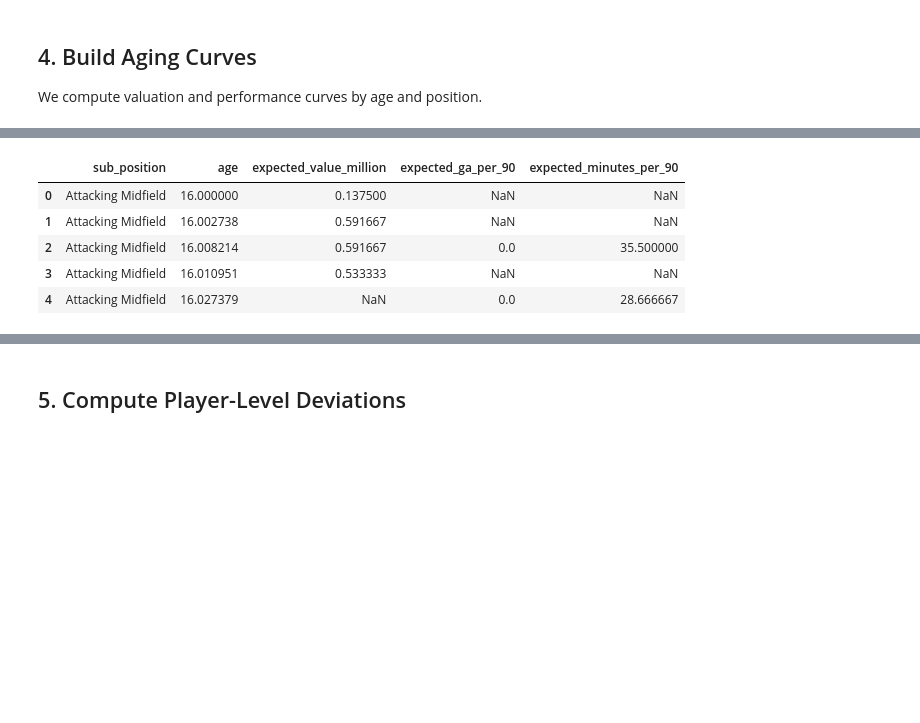
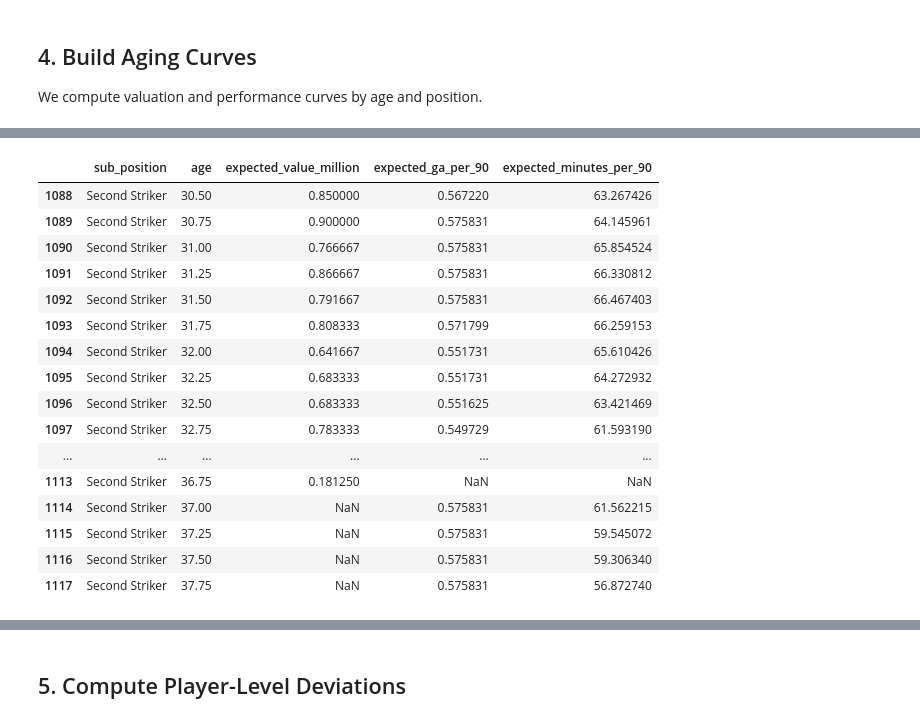
Before and after one commit to QuentinKunYu/Soccer-Scout-Co-Pilot-Finding-the-Next-Messi-or-Ronaldo, a Jupyter notebook: notebooks/player_development_analysis.ipynb, the cells around one changed output, grey strips where cells are left out. Drawn from its saved outputs; the diff is of its cells as text; code cells hidden in the pictures; blank space fills up the shorter version.

Commit message:
complete UI and player development analysis

```diff
--- a/notebooks/player_development_analysis.ipynb
+++ b/notebooks/player_development_analysis.ipynb
@@ -94,12 +94,16 @@ appearances["date"] = pd.to_datetime(appearances["date"], errors="coerce")
 
 valuations = valuations.merge(players[["player_id", "sub_position", "date_of_birth"]], on="player_id", how="inner")
 valuations.dropna(subset=["date", "date_of_birth"], inplace=True)
-valuations["age"] = compute_age(valuations["date_of_birth"], valuations["date"])
+valuations["age_exact"] = compute_age(valuations["date_of_birth"], valuations["date"])
+# 將年齡四捨五入到季度 (0.25年)
+valuations["age"] = np.round(valuations["age_exact"] * 4) / 4
 valuations = valuations[(valuations["age"] >= 16) & (valuations["age"] <= 40)]
 
 appearances = appearances.merge(players[["player_id", "sub_position", "date_of_birth"]], on="player_id", how="inner")
 appearances.dropna(subset=["date", "date_of_birth"], inplace=True)
-appearances["age"] = compute_age(appearances["date_of_birth"], appearances["date"])
+appearances["age_exact"] = compute_age(appearances["date_of_birth"], appearances["date"])
+# 將年齡四捨五入到季度 (0.25年)
+appearances["age"] = np.round(appearances["age_exact"] * 4) / 4
 appearances = appearances[(appearances["age"] >= 16) & (appearances["age"] <= 40)]
 appearances["minutes_per_appearance"] = appearances["minutes_played"].clip(lower=1)
 # %% [output]
@@ -113,15 +117,71 @@ Loaded games with 74,026 rows
 We compute valuation and performance curves by age and position.
 # %%
 valuations["value_million"] = valuations["market_value_in_eur"] / MILLION
-valuation_curve = agg_by_age_sub_position(valuations, "value_million", smooth=True)
 
-appearances["ga_per_90"] = (appearances["goals"] + appearances["assists"]) / (appearances["minutes_per_appearance"] / 90)
-appearances["minutes_per_90"] = appearances["minutes_per_appearance"]
-perf_ga_curve = agg_by_age_sub_position(appearances, "ga_per_90", smooth=True)
-perf_min_curve = agg_by_age_sub_position(appearances, "minutes_per_90", smooth=True)
+# 方法 1：過濾掉樣本數不足的年齡組和 38 歲以上的球員（避免極端值）
+# 先排除 38 歲以上的球員
+valuations_age_filtered = valuations[valuations["age"] < 38]
+# 再過濾掉樣本數不足的年齡組
+valuation_counts = valuations_age_filtered.groupby(["sub_position", "age"]).size().reset_index(name="count")
+valid_age_groups = valuation_counts[valuation_counts["count"] >= 10][["sub_position", "age"]]
+valuations_filtered = valuations_age_filtered.merge(valid_age_groups, on=["sub_position", "age"], how="inner")
+
+valuation_curve = agg_by_age_sub_position(valuations_filtered, "value_million", smooth=True)
+
+# 先排除 38 歲以上的球員
+appearances_age_filtered = appearances[appearances["age"] < 38]
+
+# Correct calculation of ga_per_90: first aggregate by position and age, then calculate per 90
+perf_agg = appearances_age_filtered.groupby(["sub_position", "age"]).agg({
+    "goals": "sum",
+    "assists": "sum",
+    "minutes_per_appearance": "sum",
+    "player_id": "count"  # 計算樣本數（比賽場次）
+}).reset_index()
+perf_agg.rename(columns={"player_id": "sample_count"}, inplace=True)
+
+# 方法 1：過濾掉樣本數不足的年齡組（至少 20 場比賽記錄）
+perf_agg_filtered = perf_agg[perf_agg["sample_count"] >= 20].copy()
+
+# Calculate total goals + assists per 90 minutes
+perf_agg_filtered["ga_per_90"] = ((perf_agg_filtered["goals"] + perf_agg_filtered["assists"]) / perf_agg_filtered["minutes_per_appearance"]) * 90
+
+# Calculate AVERAGE minutes per appearance (NOT total)
+# minutes_per_appearance is the TOTAL minutes, sample_count is the number of appearances
+# So we divide to get the AVERAGE minutes per appearance
+perf_agg_filtered["minutes_per_90"] = perf_agg_filtered["minutes_per_appearance"] / perf_agg_filtered["sample_count"]
+
+# 方法 2：設定合理的上下限（避免極端值）
+# 使用 5th 和 95th percentile 作為邊界
+ga_5th = perf_agg_filtered["ga_per_90"].quantile(0.05)
+ga_95th = perf_agg_filtered["ga_per_90"].quantile(0.95)
+perf_agg_filtered["ga_per_90"] = perf_agg_filtered["ga_per_90"].clip(lower=ga_5th, upper=ga_95th)
+
+# 方法 3：應用更強的平滑處理（窗口增大到 5）
+perf_agg_filtered = perf_agg_filtered.sort_values(["sub_position", "age"])
+perf_agg_filtered["ga_per_90"] = perf_agg_filtered.groupby("sub_position")["ga_per_90"].transform(
+    lambda s: s.rolling(5, center=True, min_periods=2).mean()
+)
+perf_agg_filtered["minutes_per_90"] = perf_agg_filtered.groupby("sub_position")["minutes_per_90"].transform(
+    lambda s: s.rolling(5, center=True, min_periods=2).mean()
+)
+
+# Rename and select needed columns
+perf_ga_curve = perf_agg_filtered[["sub_position", "age", "ga_per_90"]].rename(
+    columns={"ga_per_90": "expected_ga_per_90"}
+)
+perf_min_curve = perf_agg_filtered[["sub_position", "age", "minutes_per_90"]].rename(
+    columns={"minutes_per_90": "expected_minutes_per_90"}
+)
 
 curves = valuation_curve.merge(perf_ga_curve, on=["sub_position", "age"], how="outer")
 curves = curves.merge(perf_min_curve, on=["sub_position", "age"], how="outer")
 curves.sort_values(["sub_position", "age"], inplace=True)
-curves.head()
+
+print(f"✅ Valuation curve: {len(valuation_curve)} age-position combinations (filtered from {len(valuation_counts)})")
+print(f"✅ Performance curve: {len(perf_ga_curve)} age-position combinations (filtered from {len(perf_agg)})")
+print(f"✅ GA per 90 range: {perf_ga_curve['expected_ga_per_90'].min():.3f} - {perf_ga_curve['expected_ga_per_90'].max():.3f}")
+print(f"✅ Market value range: {valuation_curve['expected_value_million'].min():.3f} - {valuation_curve['expected_value_million'].max():.3f}M€")
+
+curves.tail(30)
 # %% [output]
@@ -128,6 +192,17 @@ curves.head()
 |  | sub_position | age | expected_value_million | expected_ga_per_90 | expected_minutes_per_90 |
-| 0 | Attacking Midfield | 16.000000 | 0.137500 | NaN | NaN |
-| 1 | Attacking Midfield | 16.002738 | 0.591667 | NaN | NaN |
-| 2 | Attacking Midfield | 16.008214 | 0.591667 | 0.0 | 35.500000 |
-| 3 | Attacking Midfield | 16.010951 | 0.533333 | NaN | NaN |
-| 4 | Attacking Midfield | 16.027379 | NaN | 0.0 | 28.666667 |
+| 1088 | Second Striker | 30.50 | 0.850000 | 0.567220 | 63.267426 |
+| 1089 | Second Striker | 30.75 | 0.900000 | 0.575831 | 64.145961 |
+| 1090 | Second Striker | 31.00 | 0.766667 | 0.575831 | 65.854524 |
+| 1091 | Second Striker | 31.25 | 0.866667 | 0.575831 | 66.330812 |
+| 1092 | Second Striker | 31.50 | 0.791667 | 0.575831 | 66.467403 |
+| 1093 | Second Striker | 31.75 | 0.808333 | 0.571799 | 66.259153 |
+| 1094 | Second Striker | 32.00 | 0.641667 | 0.551731 | 65.610426 |
+| 1095 | Second Striker | 32.25 | 0.683333 | 0.551731 | 64.272932 |
+| 1096 | Second Striker | 32.50 | 0.683333 | 0.551625 | 63.421469 |
+| 1097 | Second Striker | 32.75 | 0.783333 | 0.549729 | 61.593190 |
+| ... | ... | ... | ... | ... | ... |
+| 1113 | Second Striker | 36.75 | 0.181250 | NaN | NaN |
+| 1114 | Second Striker | 37.00 | NaN | 0.575831 | 61.562215 |
+| 1115 | Second Striker | 37.25 | NaN | 0.575831 | 59.545072 |
+| 1116 | Second Striker | 37.50 | NaN | 0.575831 | 59.306340 |
+| 1117 | Second Striker | 37.75 | NaN | 0.575831 | 56.872740 |
```
Also changed, not shown: parts of 5 cells of this notebook, 15 other files.
